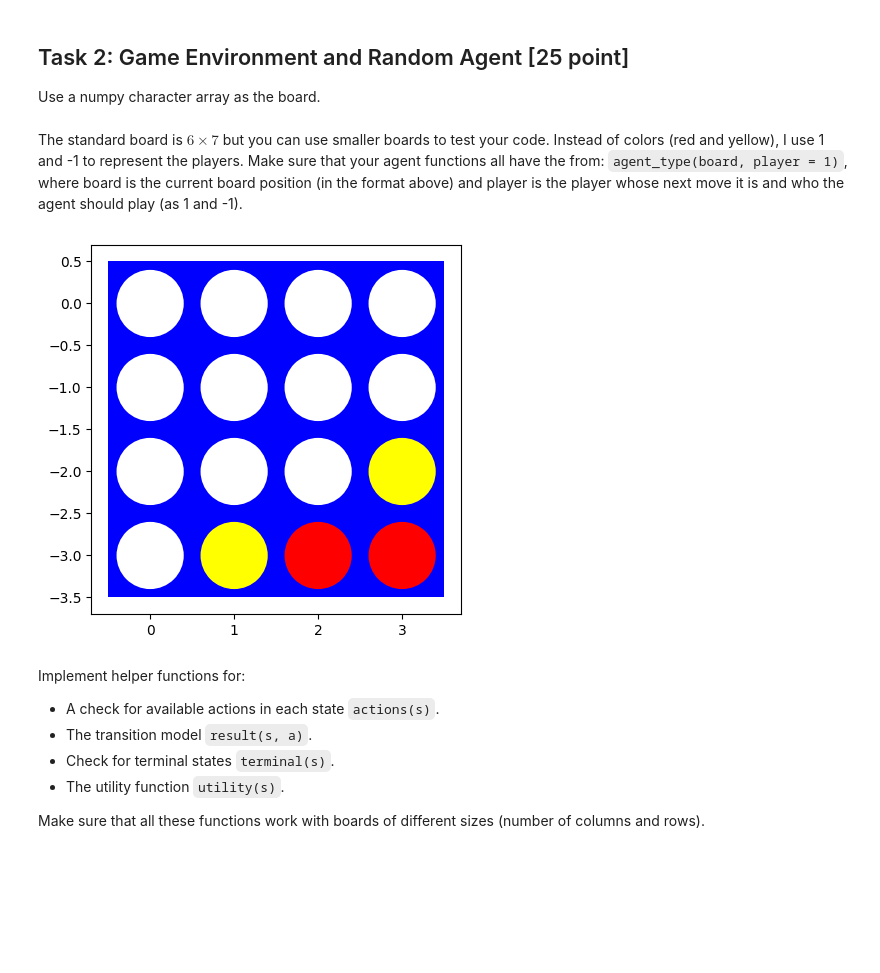
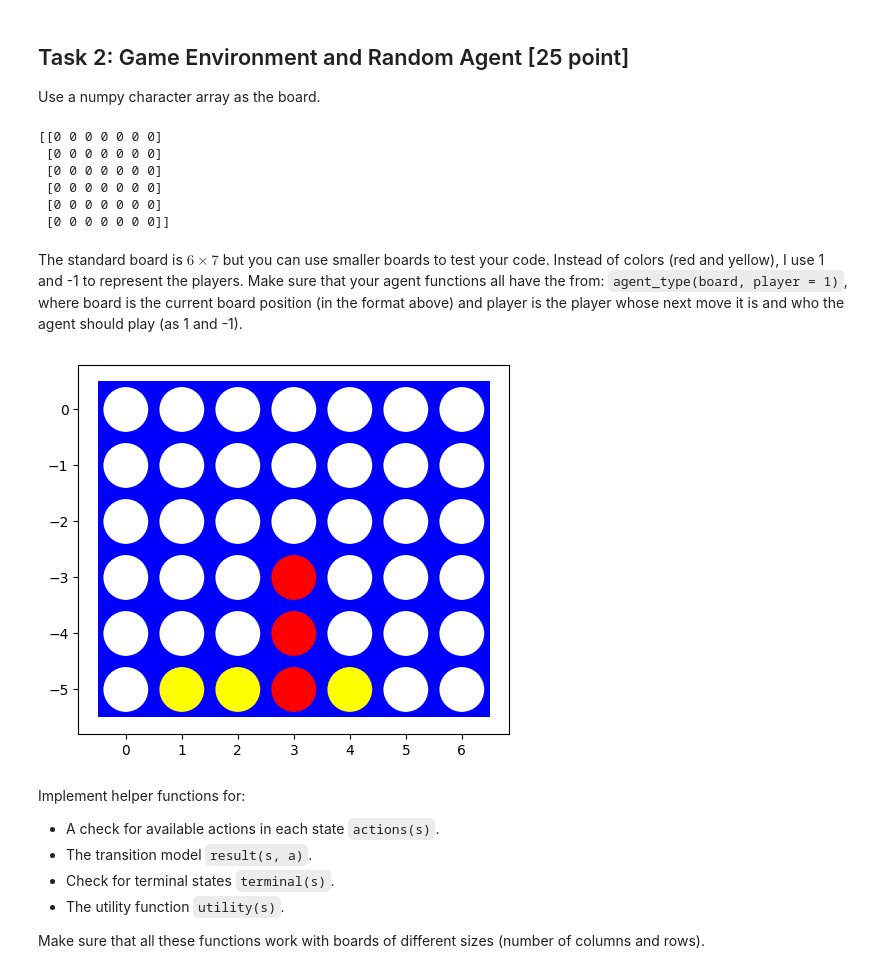
Before and after one commit to RyanWSweeney/Connect4Bot, a Jupyter notebook: assignment_connect4.ipynb, the cells around one changed output. Cells and saved outputs as stored; diff of their text form; code cells hidden in the pictures; blank space fills up the shorter version.

```diff
--- a/assignment_connect4.ipynb
+++ b/assignment_connect4.ipynb
@@ -95,16 +70,49 @@ class ConnectFourBoard:
+# %%
+import numpy as np
+
+def empty_board(shape=(6, 7)):
+    return np.full(shape=shape, fill_value=0)
+
+print(empty_board())
+# %% [output]
+[[0 0 0 0 0 0 0]
+ [0 0 0 0 0 0 0]
+ [0 0 0 0 0 0 0]
+ [0 0 0 0 0 0 0]
+ [0 0 0 0 0 0 0]
+ [0 0 0 0 0 0 0]]
 # %% [markdown]
 The standard board is $6 \times 7$ but you can use smaller boards to test your code. Instead of colors (red and yellow), I use 1 and -1 to represent the players. Make sure that your agent functions all have the from: `agent_type(board, player = 1)`, where board is the current board position (in the format above) and player is the player whose next move it is and who the agent should play (as 1 and -1).
-# %%
-# Visualization code by Randolph Rankin
-
-board = ConnectFourBoard()
-board.drop_piece(4)  # Player 1 in column 3
-board.drop_piece(4)  # Player 2 in column 3
-board.drop_piece(3)  # Player 1 in column 4
-board.drop_piece(2)  # Player 2 in column 3
-board.visualize()
-# %% [output]
-[figure, removed]
+# %%
+# Visualization code by Randolph Rankin
+
+import matplotlib.pyplot as plt
+
+def visualize(board):
+    plt.axes()
+    rectangle=plt.Rectangle((-0.5,len(board)*-1+0.5),len(board[0]),len(board),fc='blue')
+    circles=[]
+    for i,row in enumerate(board):
+        for j,val in enumerate(row):
+            color='white' if val==0 else 'red' if val==1 else 'yellow'
+            circles.append(plt.Circle((j,i*-1),0.4,fc=color))
+
+    plt.gca().add_patch(rectangle)
+    for circle in circles:
+        plt.gca().add_patch(circle)
+
+    plt.axis('scaled')
+    plt.show()
+
+board = [[0, 0, 0, 0, 0, 0, 0],
+         [0, 0, 0, 0, 0, 0, 0],
+         [0, 0, 0, 0, 0, 0, 0],
+         [0, 0, 0, 1, 0, 0, 0],
+         [0, 0, 0, 1, 0, 0, 0],
+         [0,-1,-1, 1,-1, 0, 0]]
+visualize(board)
+# %% [output]
+[figure, added]
 # %% [markdown]
 Implement helper functions for:
 
```
Also changed, not shown: parts of 46 cells of this notebook, 11 other files.
